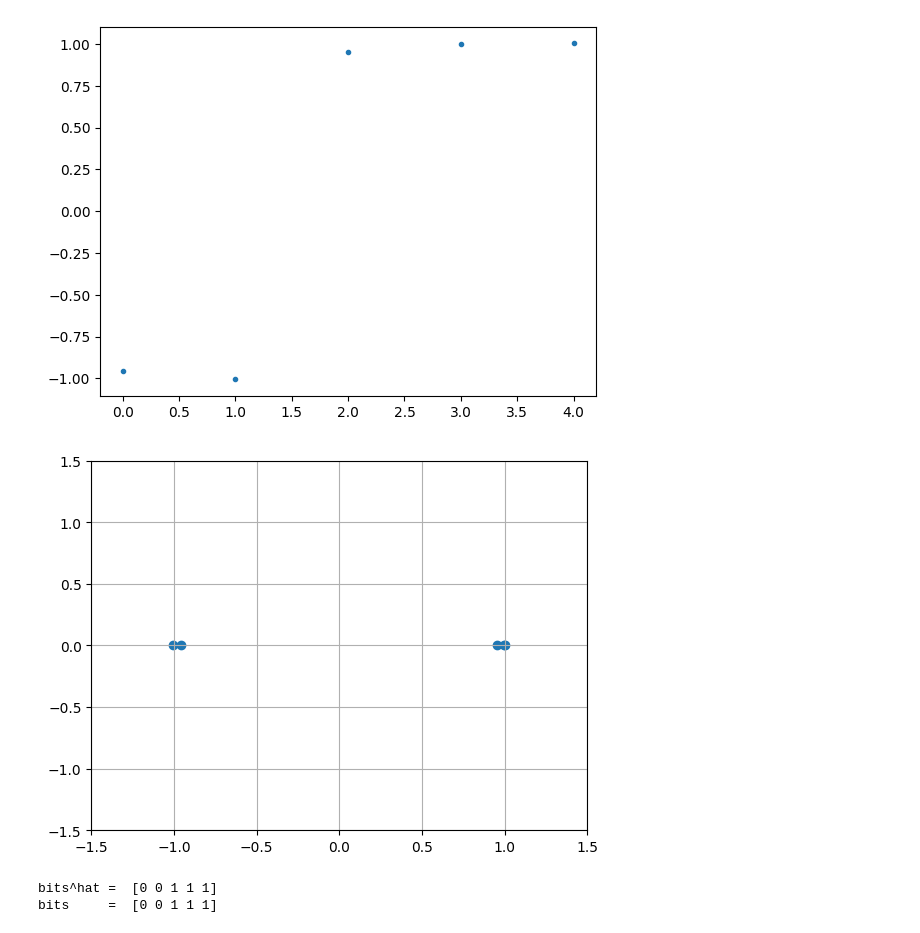
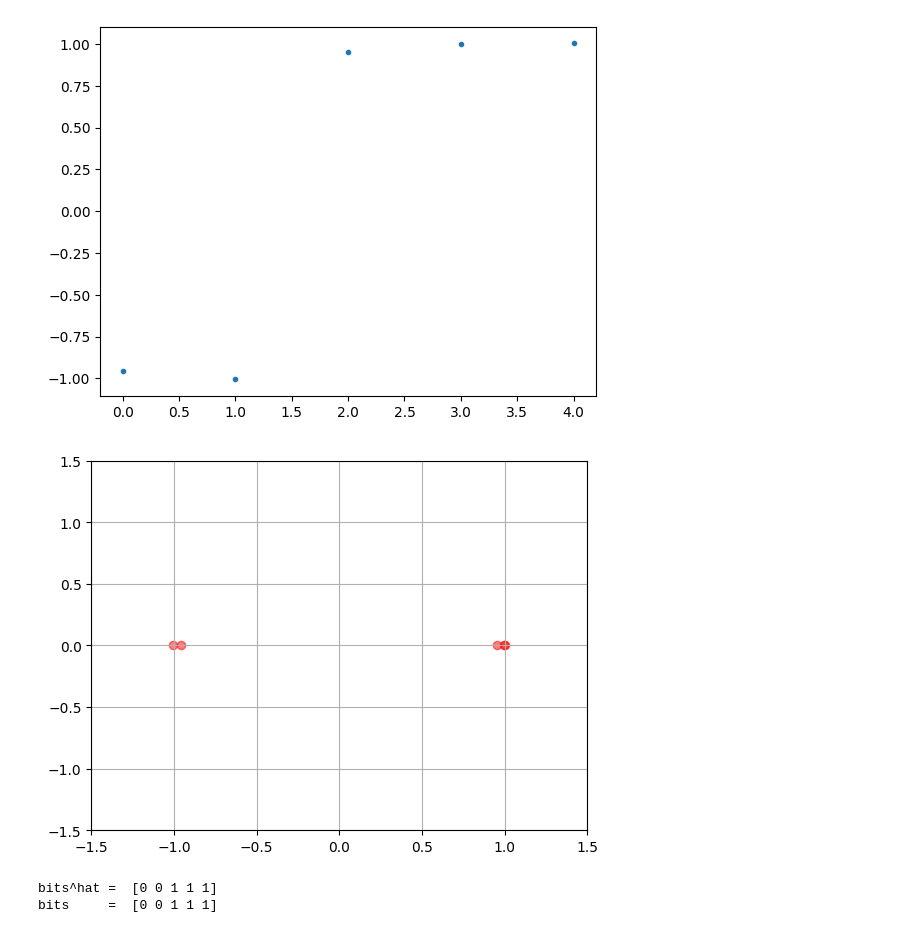
Before and after one commit to sonnylednaw/sdr-module, a Jupyter notebook: iq-modulation/iq-sampling.ipynb, the cells around one changed output. Saved outputs shown, nothing was run; the diff lists cells and outputs as text; code cells hidden in the pictures.

```diff
--- a/iq-modulation/iq-sampling.ipynb
+++ b/iq-modulation/iq-sampling.ipynb
@@ -455,12 +456,12 @@ plt.plot(data_symbols_received, '.')
 [figure]
 # %%
 # iq plot
-plt.scatter(np.real(data_symbols_received), np.imag(data_symbols_received))
+plt.scatter(np.real(data_symbols_received), np.imag(data_symbols_received), alpha=0.5, color='red')
 plt.ylim(-1.5, 1.5)
 plt.xlim(-1.5, 1.5)
 plt.grid(True)
 # %% [output]
-[figure, old version]
+[figure, new version]
 # %%
 # decision making
 data_bits_received = np.zeros_like(data_bits)
```
Also changed, not shown: parts of 1 cell of this notebook.
